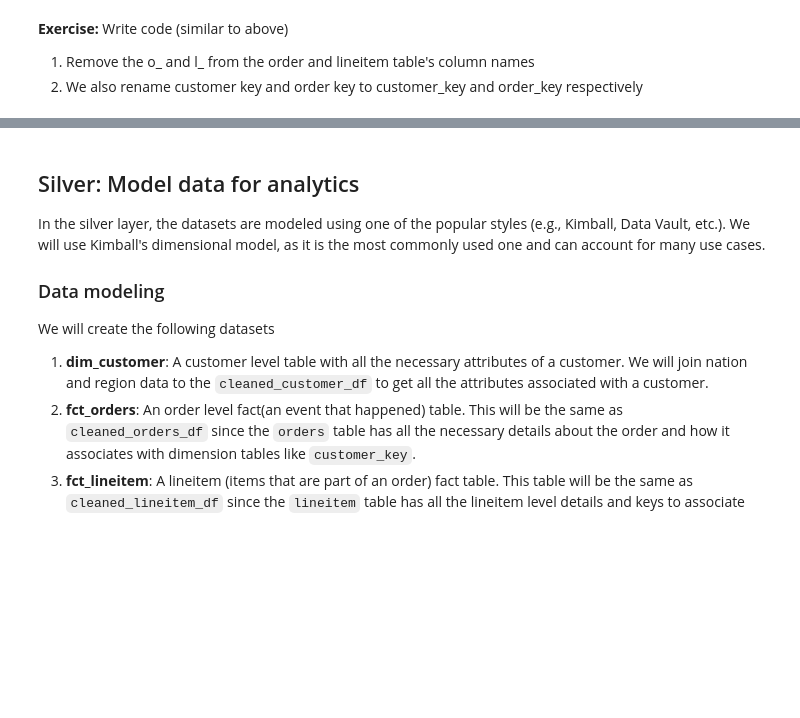
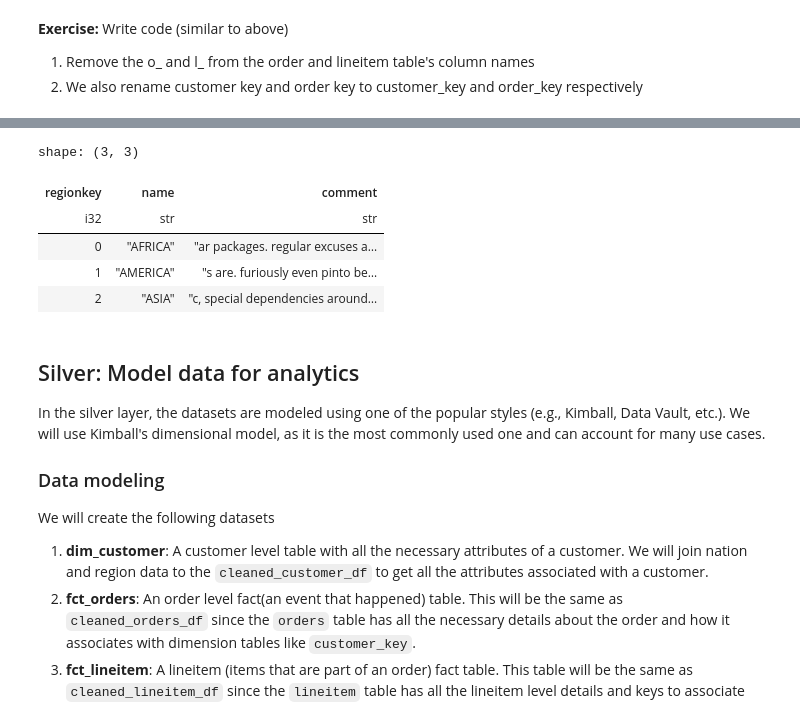
Before and after one commit to sarah-weatherbee/de-review-jm, a Jupyter notebook: setup-data-project.ipynb, the cells around one changed output, grey strips where cells are left out. Cells and saved outputs as stored; diff of their text form; code cells hidden in the pictures; blank space fills up the shorter version.

Commit message:
forgot i had to actually SAVE the jupyter stupyder notebook. once more with the complete function to remove prefix for bronze table cols

```diff
--- a/setup-data-project.ipynb
+++ b/setup-data-project.ipynb
@@ -379,6 +379,11 @@ dfs = remove_prefix_through_underscore({
     'customer_df': customer_df,
     'region_df': region_df,
     'orders_df': orders_df,
+    'lineitem_df': lineitem_df,
+    'nation_df': nation_df,
+    'partsupp_df': partsupp_df,
+    'part_df': part_df,
+    'supplier_df': supplier_df
 
 })
 
@@ -386,6 +391,11 @@ dfs = remove_prefix_through_underscore({
 customer_df = dfs['customer_df']
 region_df = dfs['region_df']
 orders_df = dfs['orders_df']
+lineitem_df = dfs['lineitem_df']
+nation_df = dfs['nation_df']
+partsupp_df = dfs['partsupp_df']
+part_df = dfs['part_df']
+supplier_df = dfs['supplier_df']
 # %%
 customer_df.head(3)
 # %% [output]
@@ -395,6 +405,15 @@ shape: (3, 8)
 | 1 | "Customer#000000001" | "j5JsirBM9PsCy0O1m" | 15 | "25-989-741-2988" | 711.56 | "BUILDING" | "y final requests wake slyly qu… |
 | 2 | "Customer#000000002" | "487LW1dovn6Q4dMVymKwwLE9OKf3QG" | 13 | "23-768-687-3665" | 121.65 | "AUTOMOBILE" | "y carefully regular foxes. sly… |
 | 3 | "Customer#000000003" | "fkRGN8nY4pkE" | 1 | "11-719-748-3364" | 7498.12 | "AUTOMOBILE" | "fully. carefully silent instru… |
+# %%
+region_df.head(3)
+# %% [output]
+shape: (3, 3)
+| regionkey | name | comment |
+| i32 | str | str |
+| 0 | "AFRICA" | "ar packages. regular excuses a… |
+| 1 | "AMERICA" | "s are. furiously even pinto be… |
+| 2 | "ASIA" | "c, special dependencies around… |
 # %% [markdown]
 ## Silver: Model data for analytics
 
```
Also changed, not shown: parts of 2 cells of this notebook.
